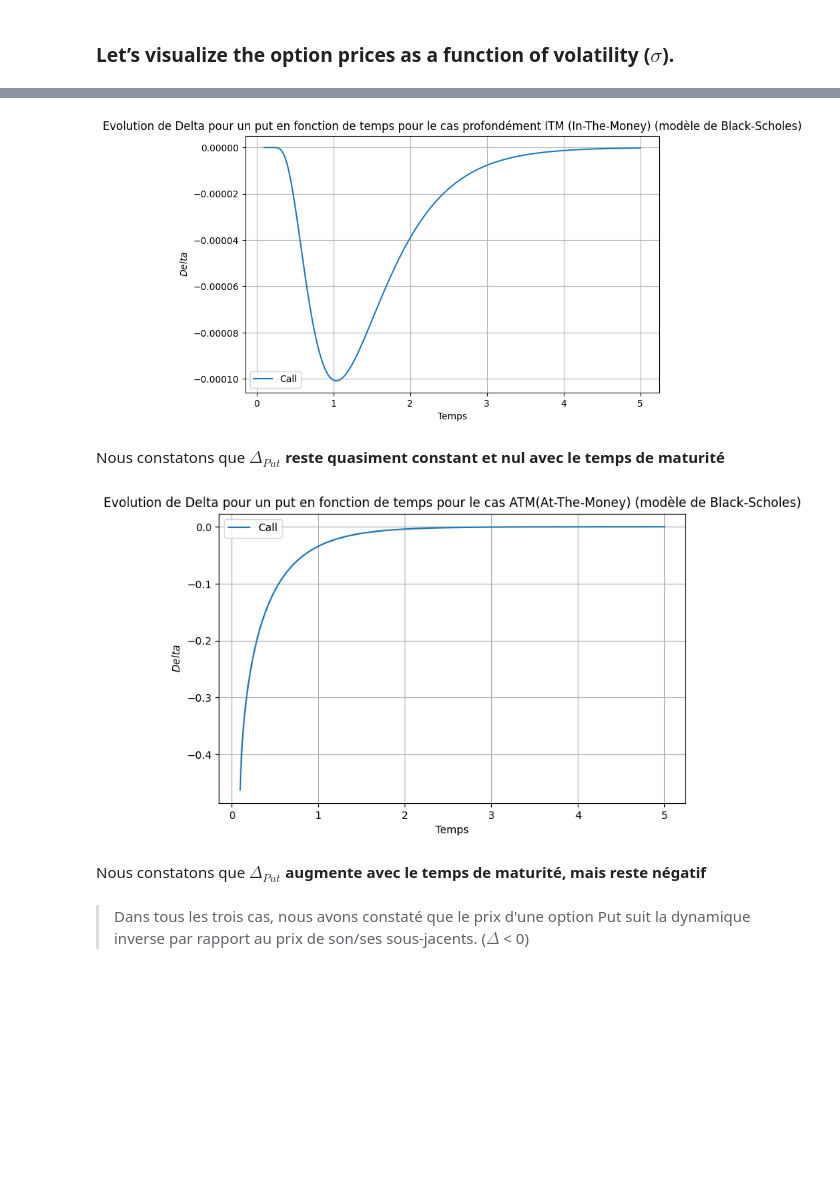
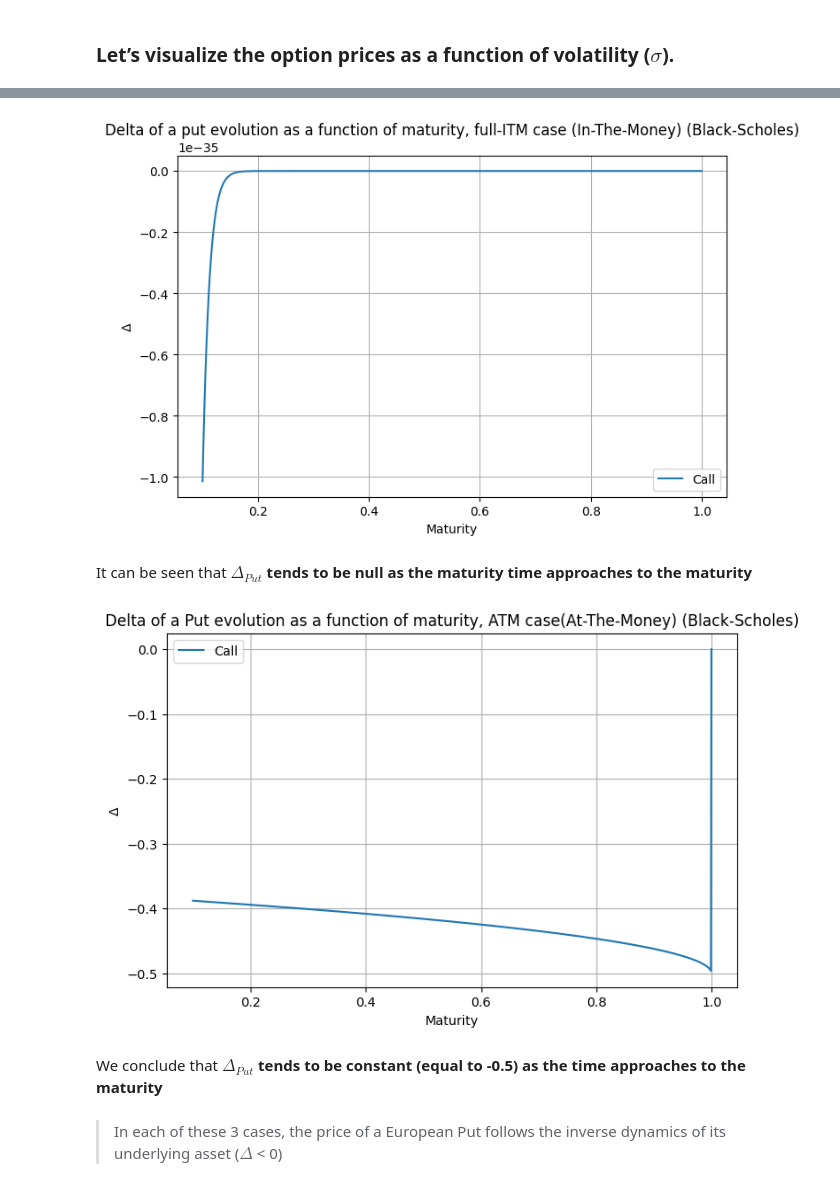
Before and after one commit to zmeikingleb/Financial_Models, a Jupyter notebook: Black Scholes.ipynb, the cells around one changed output, grey strips where cells are left out. Drawn from its saved outputs; the diff is of its cells as text; code cells hidden in the pictures; blank space fills up the shorter version.

```diff
--- a/Black Scholes.ipynb
+++ b/Black Scholes.ipynb
@@ -262,41 +363,43 @@ Nous constatons que **$\Delta_{Put}$ augmente avec le temps de maturité, mais r
 # %%
-Td= np.linspace(0.1, 200, 1000)
+T=1
+Td= np.linspace(0.1, 1, 1000)
 S0=10000
 K=100
 sigma = .4
 r = .04
-delta_time_put=[delta_put(S0, K, t, r, sigma) for t in Td]
+delta_time_put=[delta_put(S0, K, T, t, r, sigma) for t in Td]
 plt.figure(figsize=(8,5))
-plt.plot(T, delta_time_put, label="Call")
-plt.title(f"Evolution de Delta pour un put en fonction de temps pour le cas profondément ITM (In-The-Money) (modèle de Black-Scholes)")
-plt.xlabel("Temps")
-plt.ylabel("$Delta$")
+plt.plot(Td, delta_time_put, label="Call")
+plt.title(f"Delta of a put evolution as a function of maturity, full-ITM case (In-The-Money) (Black-Scholes)")
+plt.xlabel("Maturity")
+plt.ylabel(r"$\Delta$")
 plt.grid(True)
 plt.legend()
 plt.show()
 # %% [output]
-[figure, old version]
+[figure, new version]
 # %% [markdown]
-Nous constatons que **$\Delta_{Put}$ reste quasiment constant et nul avec le temps de maturité**
+It can be seen that **$\Delta_{Put}$ tends to be null as the maturity time approaches to the maturity**
 # %%
-Td= np.linspace(0.1, 200, 1000)
+Td= np.linspace(0.1, 1, 1000)
+T=1
 S0=1000
 K=1000
 sigma = .4
 r = .04
-delta_time_put=[delta_put(S0, K, t, r, sigma) for t in Td]
+delta_time_put=[delta_put(S0, K, T, t, r, sigma) for t in Td]
 plt.figure(figsize=(8,5))
-plt.plot(T, delta_time_put, label="Call")
-plt.title(f"Evolution de Delta pour un put en fonction de temps pour le cas ATM(At-The-Money) (modèle de Black-Scholes)")
-plt.xlabel("Temps")
-plt.ylabel("$Delta$")
+plt.plot(Td, delta_time_put, label="Call")
+plt.title(f"Delta of a Put evolution as a function of maturity, ATM case(At-The-Money) (Black-Scholes)")
+plt.xlabel("Maturity")
+plt.ylabel(r"$\Delta$")
 plt.grid(True)
 plt.legend()
 plt.show()
 # %% [output]
-[figure, old version]
+[figure, new version]
 # %% [markdown]
-Nous constatons que **$\Delta_{Put}$ augmente avec le temps de maturité, mais reste négatif**
+We conclude that **$\Delta_{Put}$ tends to be constant (equal to -0.5) as the time approaches to the maturity**
 # %% [markdown]
-> Dans tous les trois cas, nous avons constaté que le prix d'une option Put suit la dynamique inverse par rapport au prix de son/ses sous-jacents. ($\Delta$ < 0)
+> In each of these 3 cases, the price of a European Put follows the inverse dynamics of its underlying asset ($\Delta$ < 0)
 # %% [markdown]
```
Also changed, not shown: parts of 56 cells of this notebook.
